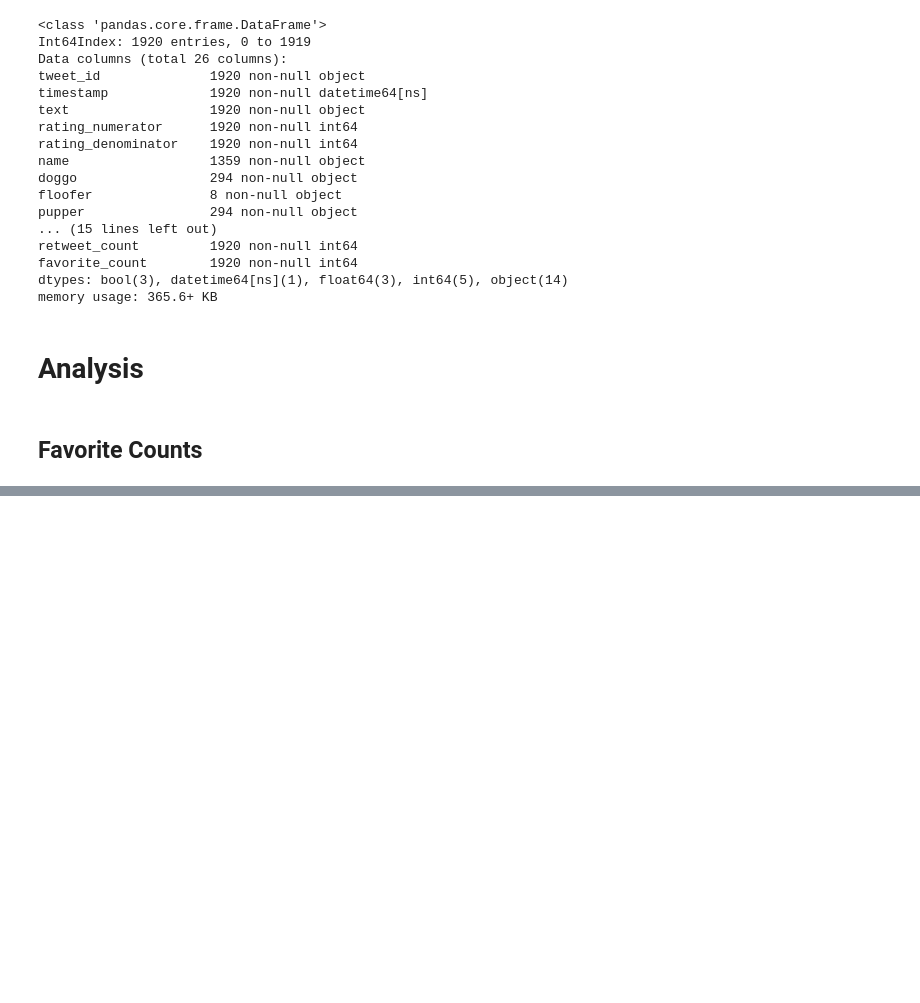
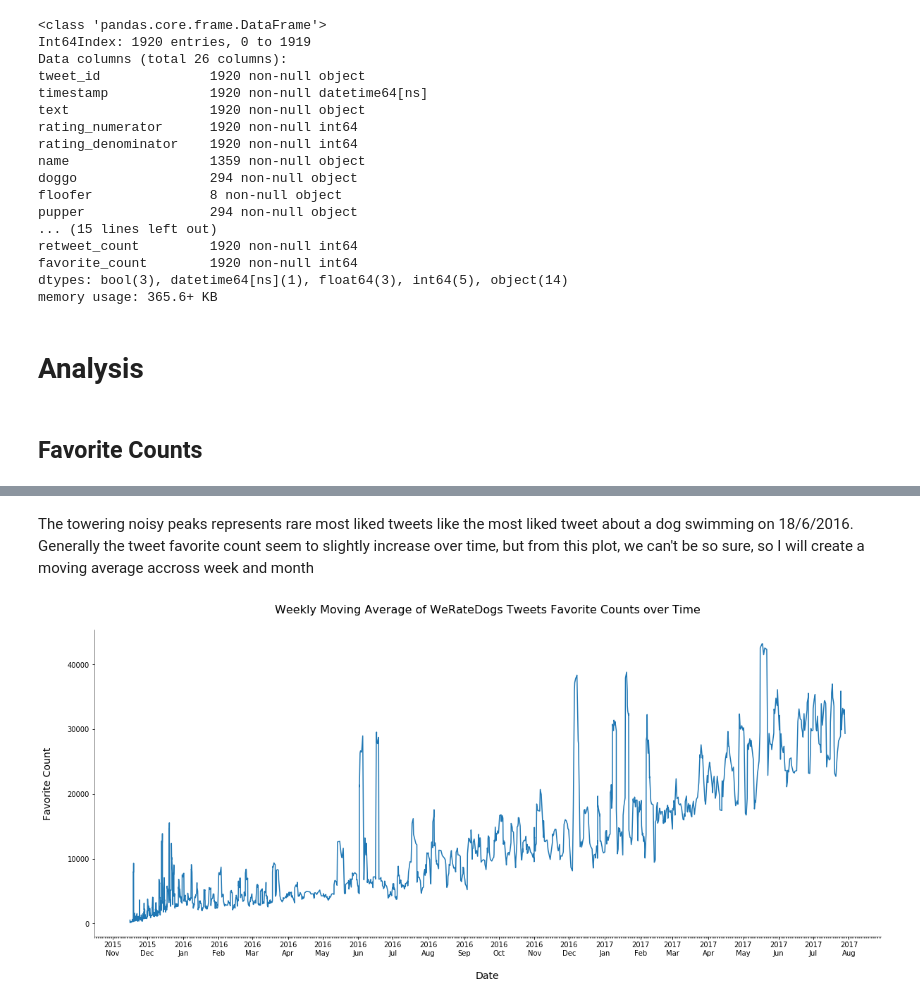
Before and after one commit to AbdelrahmanTorki/Wrangle-and-Analyze-Data, a Jupyter notebook: wrangle_act.ipynb, the cells around one changed output, grey strips where cells are left out. Saved outputs shown, nothing was run; the diff lists cells and outputs as text; code cells hidden in the pictures; blank space fills up the shorter version.

```diff
--- a/wrangle_act.ipynb
+++ b/wrangle_act.ipynb
@@ -2102,0 +2131,20 @@ plt.plot(wrangling_final_df.timestamp, wrangling_final_df.favorite_count)
+# %% [markdown]
+The towering noisy peaks represents rare most liked tweets like the most liked tweet about a dog swimming on 18/6/2016. Generally the tweet favorite count seem to slightly increase over time, but from this plot, we can't be so sure, so I will create a moving average accross week and month
+# %%
+plt.figure(figsize = (20, 8))
+
+ax = plt.subplot(111)
+sytle_plot_spines(ax)
+
+ax.xaxis.set_major_locator(mdates.MonthLocator())
+ax.xaxis.set_minor_locator(mdates.DayLocator())
+monthFmt = mdates.DateFormatter('%Y\n%b')
+ax.xaxis.set_major_formatter(monthFmt)
+
+plt.ylabel('Favorite Count\n', fontsize = 14)
+plt.xlabel('\nDate', fontsize = 14)
+plt.title('Weekly Moving Average of WeRateDogs Tweets Favorite Counts over Time\n', fontsize = 16)
+
+plt.plot(wrangling_final_df.timestamp, wrangling_final_df.favorite_count.rolling(window = 7).mean());
+# %% [output]
+[figure, added]
```
Also changed, not shown: parts of 14 cells of this notebook.
